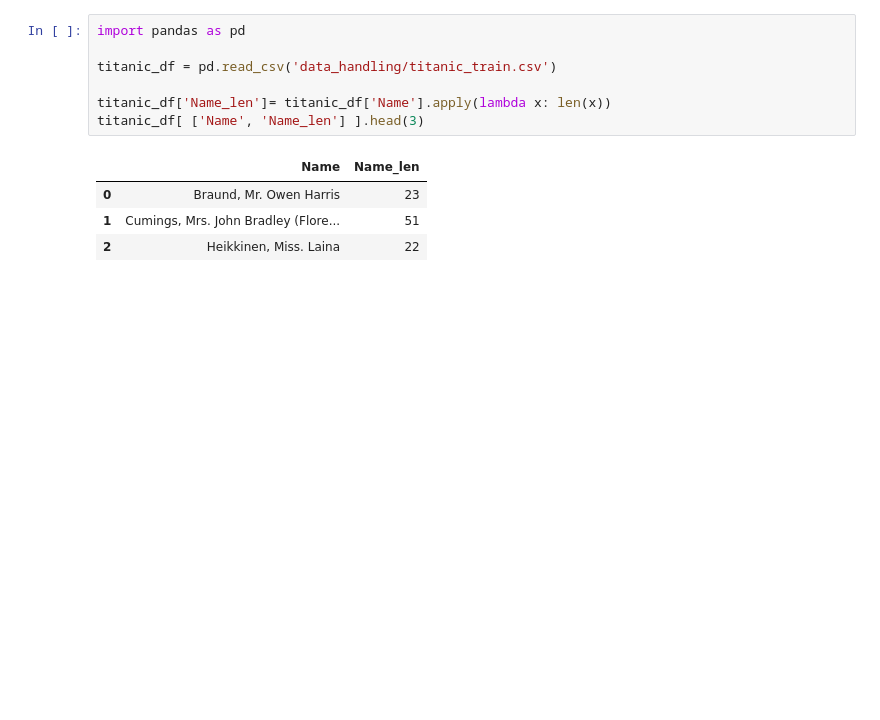
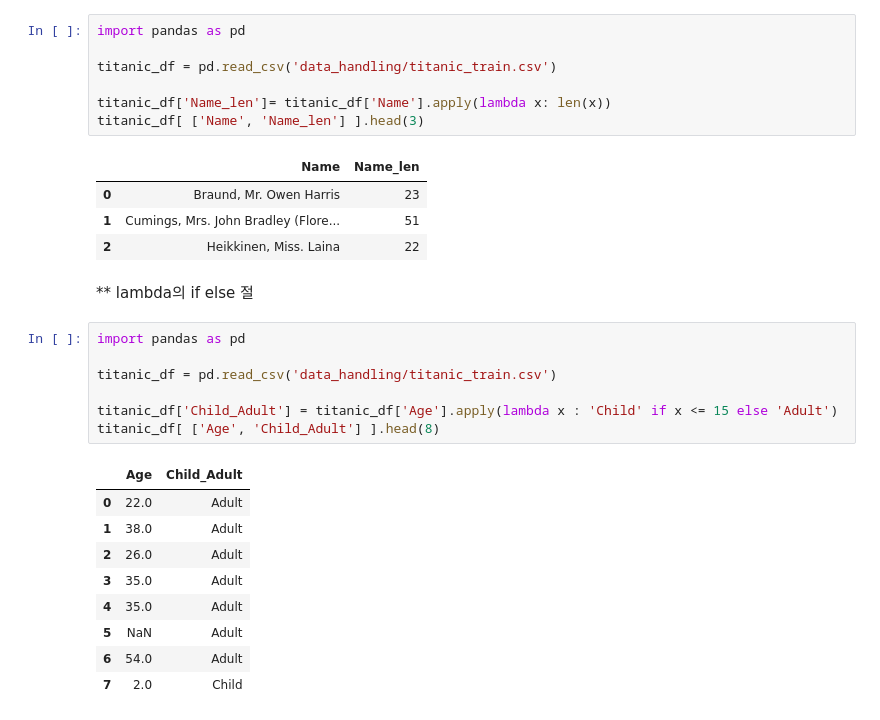
Before and after one commit to HyangheeNam/MachineLearning_Python_tutorial, a Jupyter notebook: 02.Pandas.ipynb, the cells around one changed output. Cells and saved outputs as stored; diff of their text form; blank space fills up the shorter version.

```diff
--- a/02.Pandas.ipynb
+++ b/02.Pandas.ipynb
@@ -1495,3 +1495,22 @@ titanic_df[ ['Name', 'Name_len'] ].head(3)
 | 0 | Braund, Mr. Owen Harris | 23 |
 | 1 | Cumings, Mrs. John Bradley (Flore... | 51 |
 | 2 | Heikkinen, Miss. Laina | 22 |
+# %% [markdown]
+** lambda의 if else 절
+# %%
+import pandas as pd
+
+titanic_df = pd.read_csv('data_handling/titanic_train.csv')
+
+titanic_df['Child_Adult'] = titanic_df['Age'].apply(lambda x : 'Child' if x <= 15 else 'Adult')
+titanic_df[ ['Age', 'Child_Adult'] ].head(8)
+# %% [output]
+|  | Age | Child_Adult |
+| 0 | 22.0 | Adult |
+| 1 | 38.0 | Adult |
+| 2 | 26.0 | Adult |
+| 3 | 35.0 | Adult |
+| 4 | 35.0 | Adult |
+| 5 | NaN | Adult |
+| 6 | 54.0 | Adult |
+| 7 | 2.0 | Child |
```
Also changed, not shown: parts of 2 cells of this notebook.
